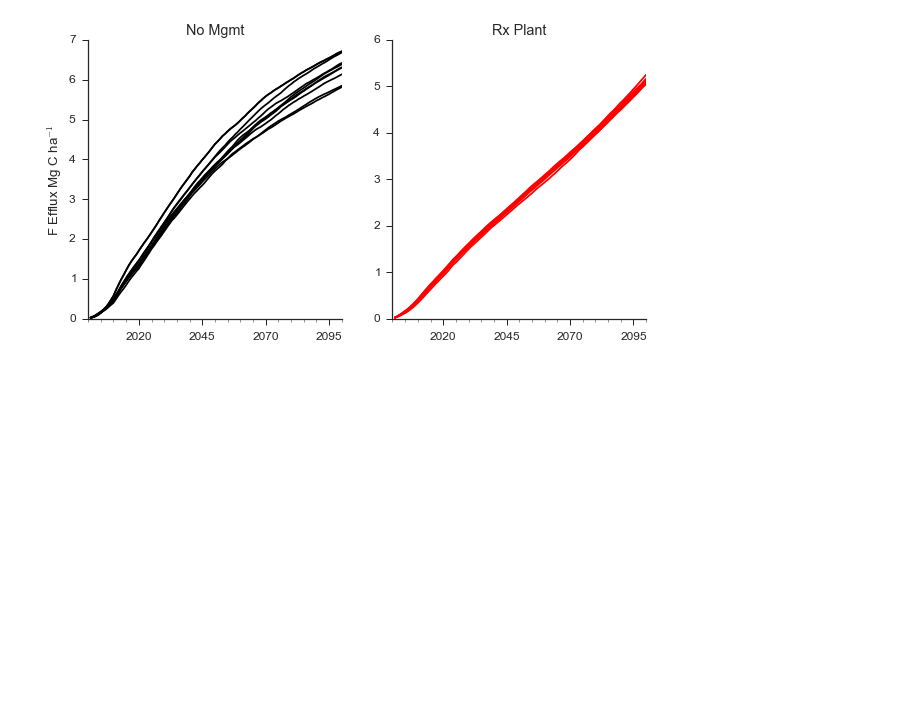
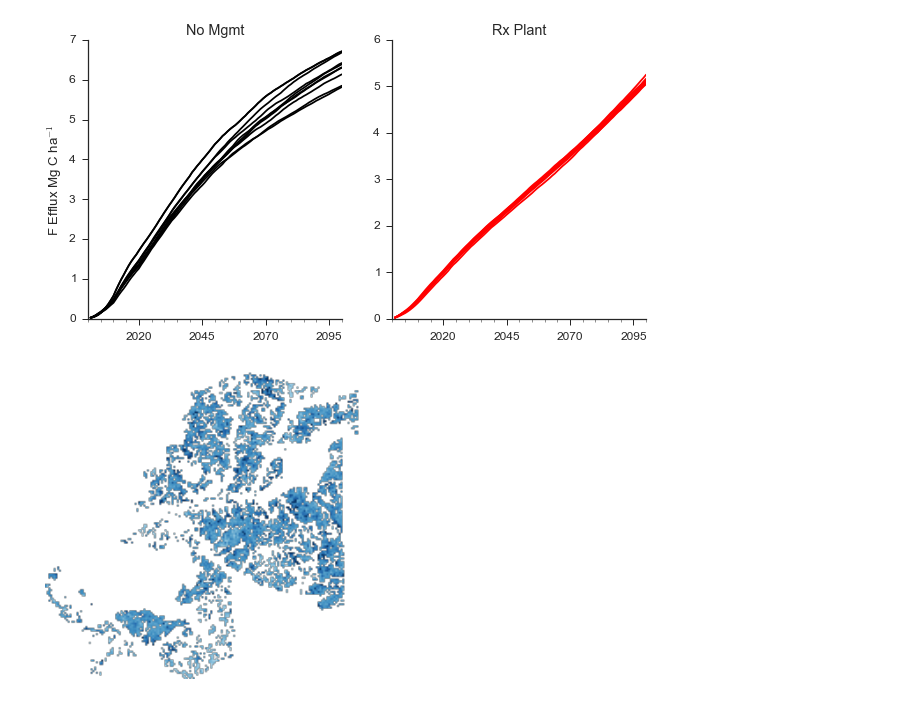
Before and after one commit to djkrofch/FtBenning, a Jupyter notebook: SwantesonFranzianAnalysis.ipynb, the cells around one changed output. Drawn from its saved outputs; the diff is of its cells as text; code cells hidden in the pictures; blank space fills up the shorter version.

Commit message:
Added percent change map
just a test for clarity

```diff
--- a/SwantesonFranzianAnalysis.ipynb
+++ b/SwantesonFranzianAnalysis.ipynb
@@ -334,3 +334,8 @@ ax2.set_title('Rx Plant')
 sns.despine()
 # %% [output]
 [figure]
+# %%
+percentChange = sevMapsLowP[19][RxFPlant[9].split('\\')[1]] / sevMapsLowP[9][noManagement[9].split('\\')[1]]
+plotRaster(percentChange*100, cmap = 'RdBu', vmin = 0, vmax = 130)
+# %% [output]
+[figure, added]
```
